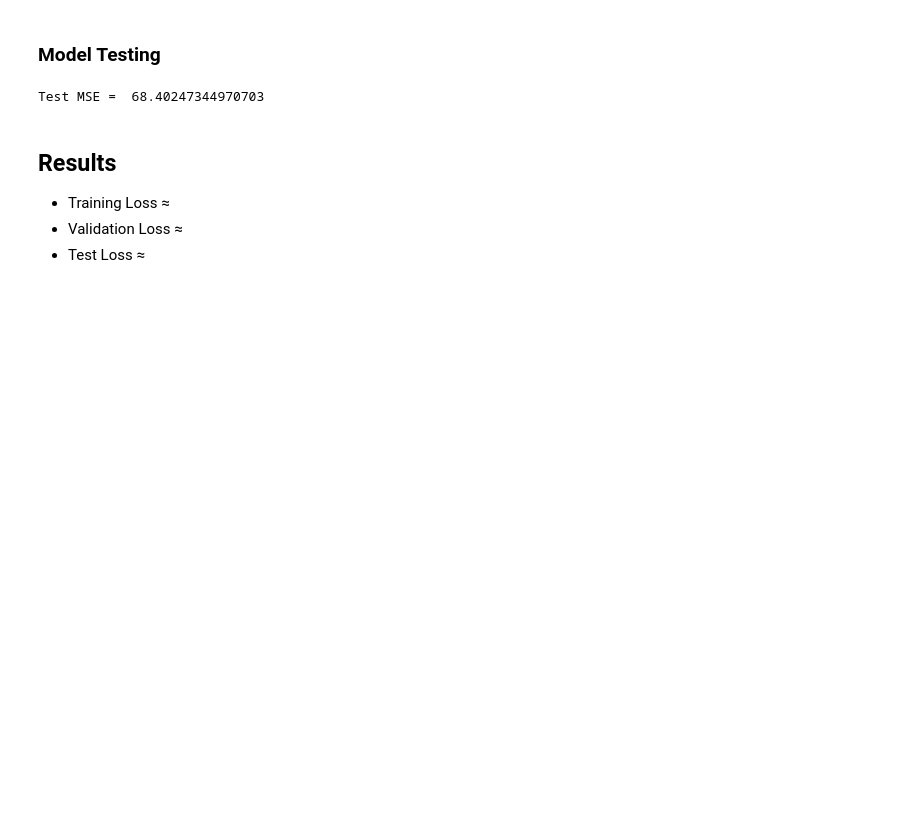
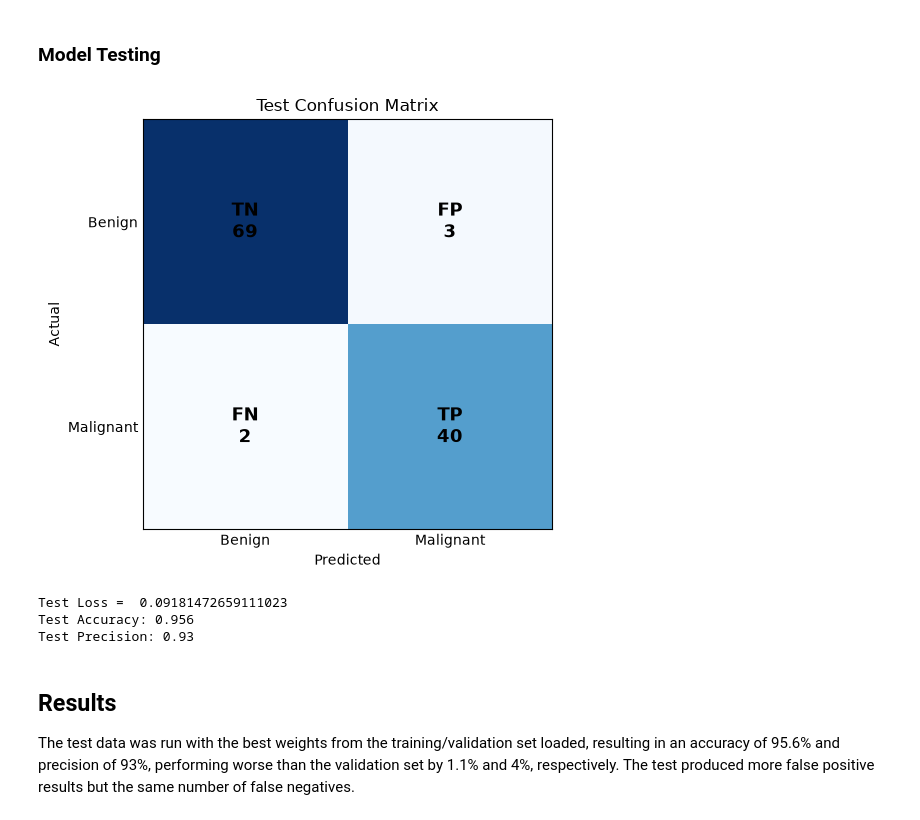
Before and after one commit to quiet-tourist/R499-ML-Research, a Jupyter notebook: logistic_regression/02_logistic_regression.ipynb, the cells around one changed output. Drawn from its saved outputs; the diff is of its cells as text; code cells hidden in the pictures; blank space fills up the shorter version.

```diff
--- a/logistic_regression/02_logistic_regression.ipynb
+++ b/logistic_regression/02_logistic_regression.ipynb
@@ -339,7 +404,8 @@ plt.show()
 # %% [markdown]
 ### **Model Testing**
 # %%
-test_accuracy_list = []
+assert best_weights is not None
+model.load_state_dict(best_weights)
 
 model.eval()
 
@@ -347,27 +413,18 @@ with torch.no_grad():
     test_prediction = model(x_test)
     test_loss = loss_function(test_prediction, y_test)
 
-# Report Out
-print(f"Training Accuracy: {round(training_accuracy,3)}")
-print(f"Validation Accuracy: {round(val_accuracy, 3)}")
-print(f"Validation Precision: {round(val_precision, 3)}")
+    # Test accuracy
+    test_class = (test_prediction >= 0.5).float() # Threshold with boolean output. Bool predictions
+    test_correct = (test_class == y_test) # Boolean comparison with predictions vs actual
+    test_accuracy = test_correct.sum().item() / len(test_correct)
 
-# Validation accuracy for the completed epoch
-
-with torch.no_grad():
-    test_class = (test_prediction >= 0.5).float() # Threshold with boolean output. Bool predictions
-    test_correct = (test_class == y_val) # Boolean comparison with predictions vs actual
-    test_accuracy = test_correct.sum().item() / len(test_correct)
-    test_accuracy_list.append(test_accuracy)
-
-
-# Validation Confusion Matrix
+# Test Confusion Matrix
 t_true_positive = ((test_class == 1) & (y_test == 1)).sum().item()
 t_true_negative = ((test_class == 0) & (y_test == 0)).sum().item()
 t_false_positive = ((test_class == 1) & (y_test == 0)).sum().item()
 t_false_negative = ((test_class == 0) & (y_test == 1)).sum().item()
 
-confusion_matrix = [
+t_confusion_matrix = [
     [t_true_negative, t_false_positive],
     [t_false_negative, t_true_positive]
 ]
@@ -375,7 +432,7 @@ confusion_matrix = [
 # Plot
 fig, ax = plt.subplots(figsize=(6, 5))
 
-im = ax.imshow(confusion_matrix, cmap='Blues')
+im = ax.imshow(t_confusion_matrix, cmap='Blues')
 
 # Axis labels
 ax.set_xticks([0, 1])
@@ -392,38 +449,39 @@ ax.set_title('Test Confusion Matrix')
 labels = [
     ['TN', 'FP'],
     ['FN', 'TP']
 ]
 
 for row in range(2):
     for col in range(2):
         ax.text(
             col,
             row,
-            f'{labels[row][col]}\n{confusion_matrix[row][col]}',
+            f'{labels[row][col]}\n{t_confusion_matrix[row][col]}',
             ha='center',
             va='center',
             fontsize=13,
             fontweight='bold'
         )
 
 # Remove little marks
 ax.tick_params(length=0)
 
 plt.tight_layout()
 plt.show()
 
 # Precision (How many positives were correct)
 test_precision = t_true_positive / (t_true_positive+t_false_positive)
 
 # Report Out
 print("Test Loss = ", test_loss.item())
 print(f"Test Accuracy: {round(test_accuracy, 3)}")
 print(f"Test Precision: {round(test_precision, 3)}")
 # %% [output]
+[figure, added]
-Test MSE =  68.40247344970703
+Test Loss =  0.09181472659111023
+Test Accuracy: 0.956
+Test Precision: 0.93
 # %% [markdown]
 ## **Results**
 
-- Training Loss ≈
-- Validation Loss ≈
-- Test Loss ≈
+The test data was run with the best weights from the training/validation set loaded, resulting in an accuracy of 95.6% and precision of 93%, performing worse than the validation set by 1.1% and 4%, respectively. The test produced more false positive results but the same number of false negatives.
```
Also changed, not shown: parts of 3 cells of this notebook.
